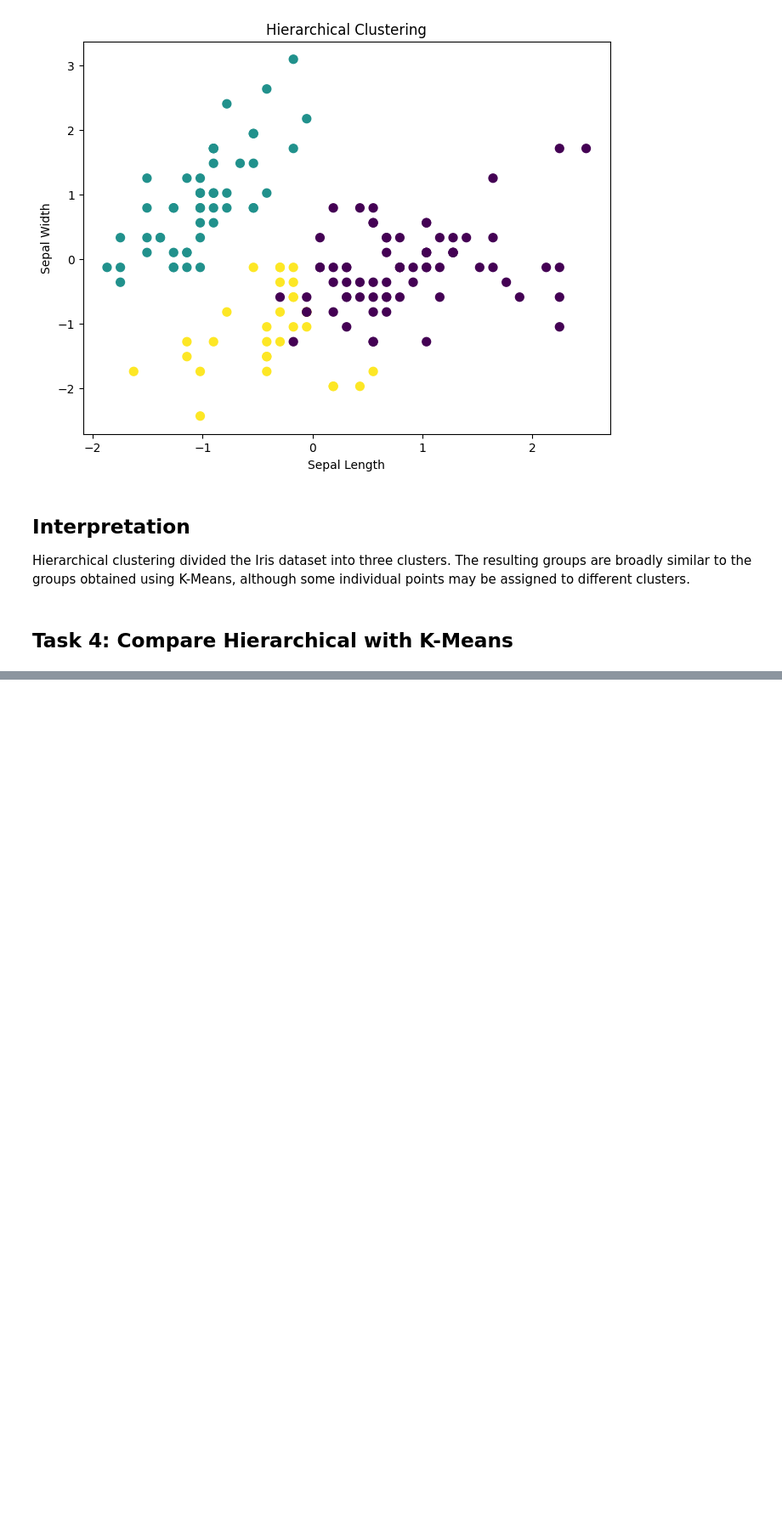
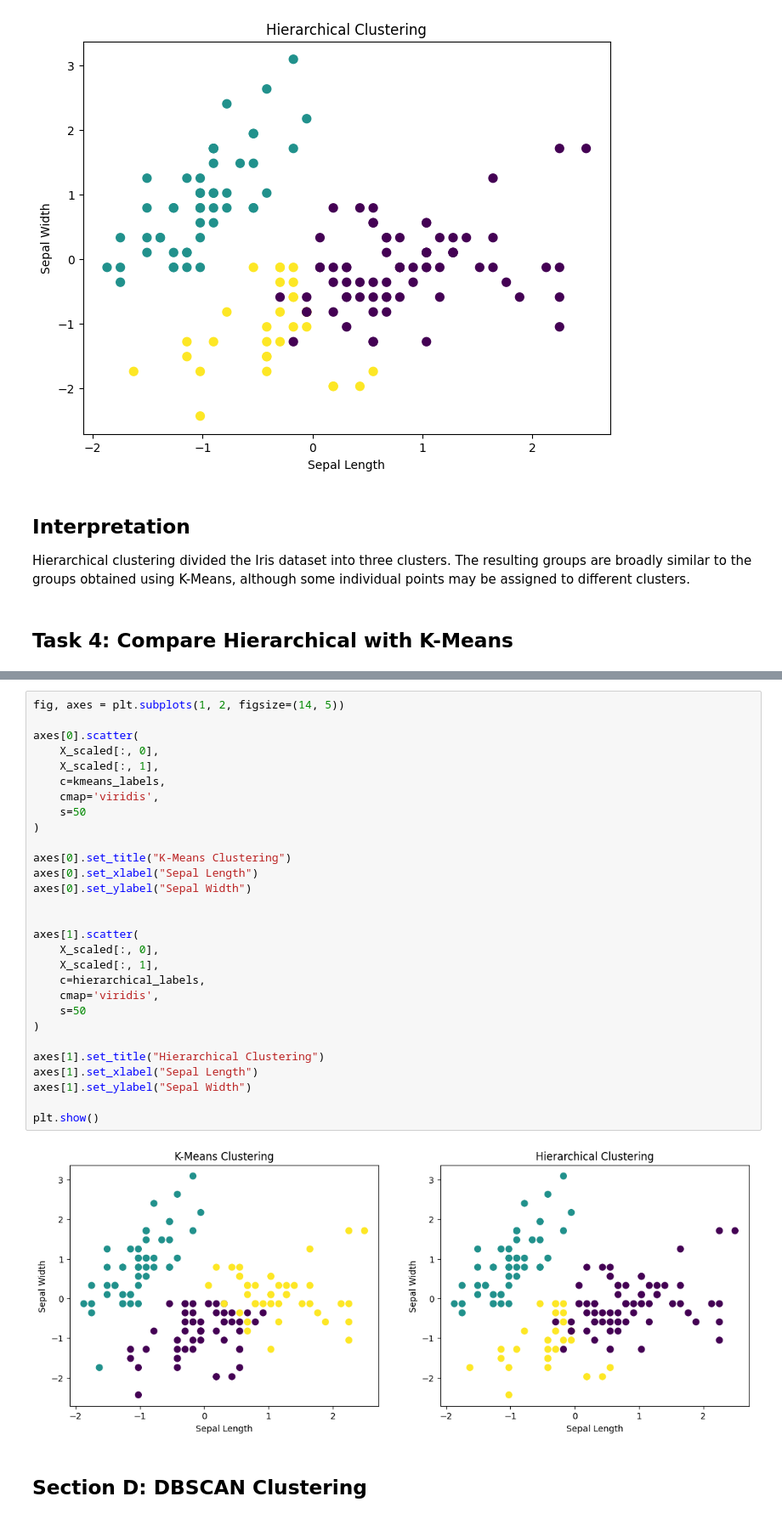
Before and after one commit to mdzubayereashraf/Ostad-AI-Engineering-Course-Assignments, a Jupyter notebook: Assignmen_No_12(Clustering_&_Dimensionality_Reduction).ipynb, the cells around one changed output, grey strips where cells are left out. Shown at 85% size. Cells and saved outputs as stored; diff of their text form; blank space fills up the shorter version.

```diff
--- a/Assignmen_No_12(Clustering_&_Dimensionality_Reduction).ipynb
+++ b/Assignmen_No_12(Clustering_&_Dimensionality_Reduction).ipynb
@@ -309,0 +329,33 @@ may be assigned to different clusters.
+# %%
+fig, axes = plt.subplots(1, 2, figsize=(14, 5))
+
+axes[0].scatter(
+    X_scaled[:, 0],
+    X_scaled[:, 1],
+    c=kmeans_labels,
+    cmap='viridis',
+    s=50
+)
+
+axes[0].set_title("K-Means Clustering")
+axes[0].set_xlabel("Sepal Length")
+axes[0].set_ylabel("Sepal Width")
+
+
+axes[1].scatter(
+    X_scaled[:, 0],
+    X_scaled[:, 1],
+    c=hierarchical_labels,
+    cmap='viridis',
+    s=50
+)
+
+axes[1].set_title("Hierarchical Clustering")
+axes[1].set_xlabel("Sepal Length")
+axes[1].set_ylabel("Sepal Width")
+
+plt.show()
+# %% [output]
+[figure, added]
+# %% [markdown]
+## **Section D: DBSCAN Clustering**
```
Also changed, not shown: parts of 1 cell of this notebook.
